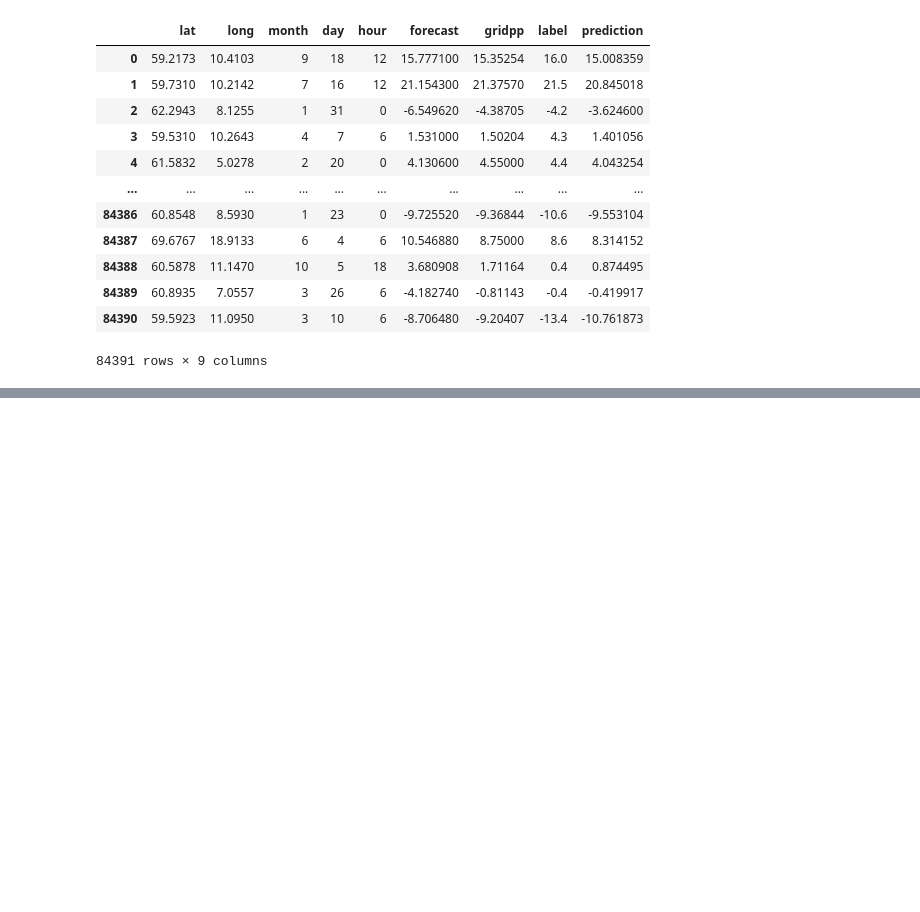
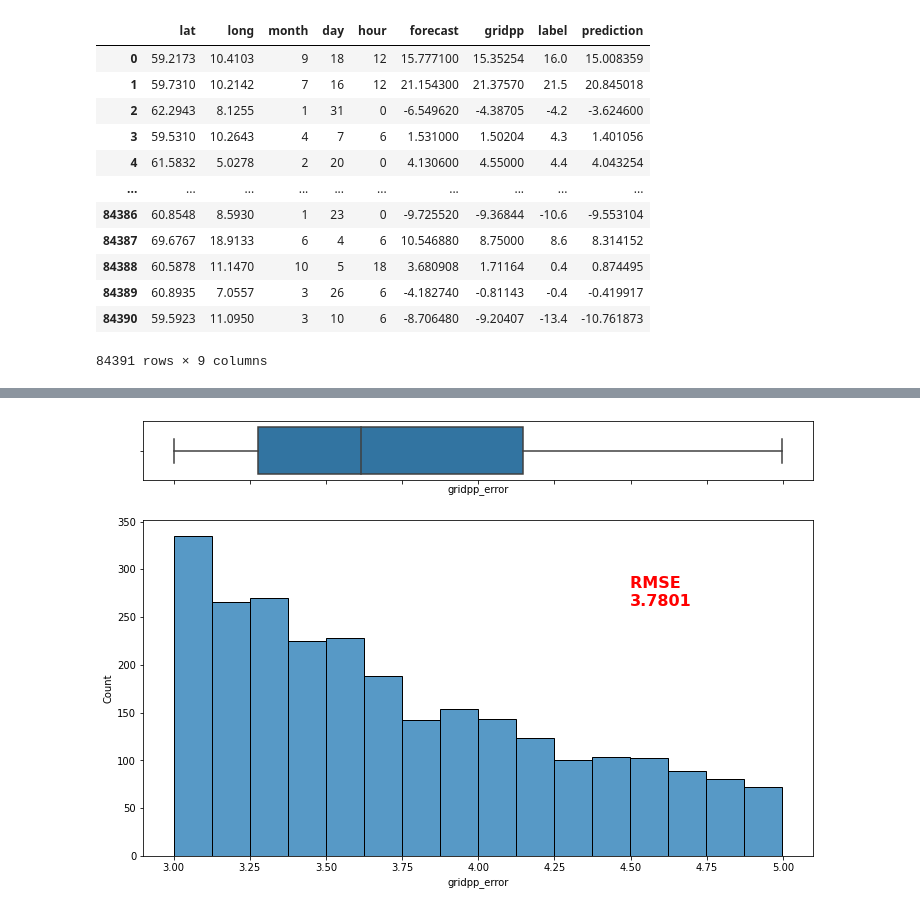
Before and after one commit to garaujo94/msc_postprocessing_weather, a Jupyter notebook: notebooks/EDA.ipynb, the cells around one changed output, grey strips where cells are left out. Cells and saved outputs as stored; diff of their text form; code cells hidden in the pictures; blank space fills up the shorter version.

```diff
--- a/notebooks/EDA.ipynb
+++ b/notebooks/EDA.ipynb
@@ -132,0 +122,24 @@ plt.show()
+# %%
+def rmse_gt_3(dataframe, error_column, pred):
+    # Filtro
+    dataframe = dataframe[dataframe[error_column] > 3]
+    rmse = np.sqrt(mean_squared_error(dataframe['label'], dataframe[pred]))
+
+    # Plot
+    font = {
+        'color': 'red',
+        'weight': 'bold',
+        'size': 16,
+    }
+
+    f, (ax_box, ax_hist) = plt.subplots(2, sharex=True, gridspec_kw={"height_ratios": (.15, .85)},figsize=(12,8))
+    sns.boxplot(x = dataframe[error_column], ax=ax_box)
+    h = sns.histplot(data = dataframe,x = error_column, ax=ax_hist)
+    ax_hist.text(np.histogram(dataframe[error_column])[1].max()*0.9, np.histogram(dataframe[error_column])[0].mean(), f'RMSE \n{round(rmse, 4)}' , fontdict=font)
+    print()
+
+    plt.show()
+# %%
+rmse_gt_3(cnn, 'gridpp_error', 'gridpp')
+# %% [output]
+[figure, added]
```
Also changed, not shown: parts of 7 cells of this notebook, 2 other files.
